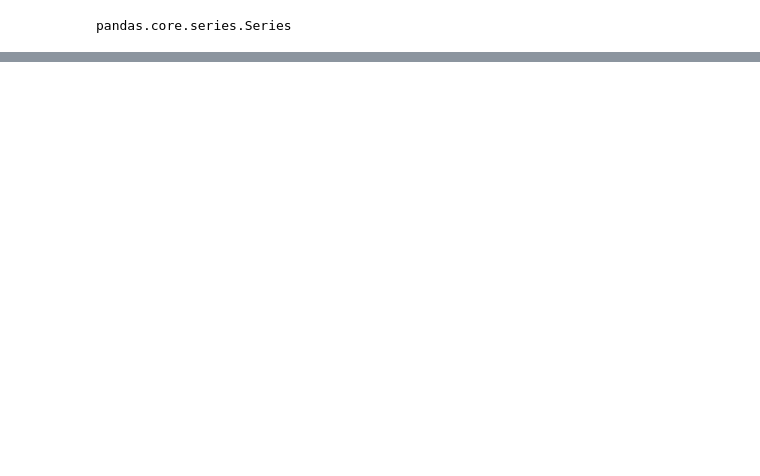
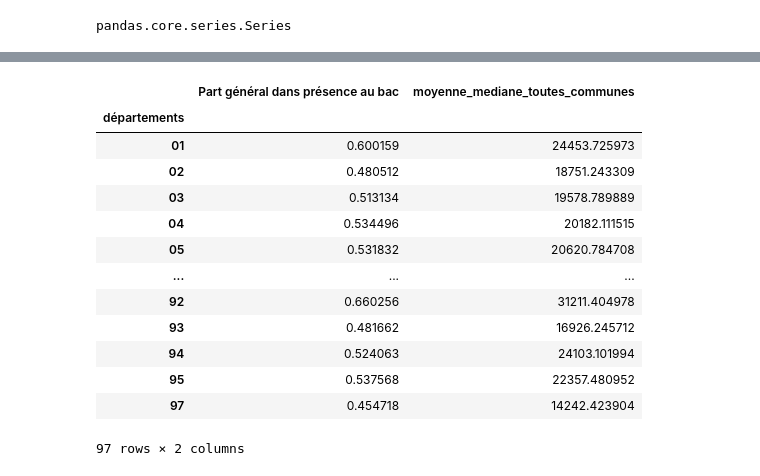
Before and after one commit to Acochepin/Python-2A---AC---JM---RS, a Jupyter notebook: Manipulation bases de données.ipynb, the cells around one changed output, grey strips where cells are left out. Drawn from its saved outputs; the diff is of its cells as text; code cells hidden in the pictures; blank space fills up the shorter version.

```diff
--- a/Manipulation bases de données.ipynb
+++ b/Manipulation bases de données.ipynb
@@ -897,0 +869,15 @@ plt.scatter(x.values, y.values)
+# %%
+test_com = df_com.copy()
+test_com["départements"] = [0 for i in range (len(test_com))]
+for i in range (len(test_com)):
+                test_com["départements"][i]= test_com["Code géographique_CODGEO"][i][:2]
+
+
+df3 = df.copy()
+df3["départements"] = [0 for i in range (len(df3))]
+for i in range (len(df3)):
+                df3["départements"][i]= df3["Code_commune"][i][:2]
+
+test_com["moyenne mediane"] = test_com["Nbre d'unités de consommation dans les ménages fiscaux_NBUC19"]*test_com["Médiane (€)_Q219"]
+test_com_2= test_com.groupby("départements")["moyenne mediane"].sum()
+moyenne_mediane_toutes_communes = test_com_2/test_com.groupby("départements")["Nbre d'unités de consommation dans les ménages fiscaux_NBUC19"].sum()
@@ -897,0 +893,23 @@ plt.scatter(x.values, y.values)
+# %%
+type(df3.groupby("départements")["Nombre d'élèves présents au Bac_GNLE"].sum() / (df3.groupby("départements")["Nombre d'élèves présents au Bac_TOTAL_Pro"].sum() + df3.groupby("départements")["Nombre d'élèves présents au Bac_TOTAL_LGT"].sum()))
+x_reg2 = df3.groupby("départements")["Nombre d'élèves présents au Bac_GNLE"].sum() / (df3.groupby("départements")["Nombre d'élèves présents au Bac_TOTAL_Pro"].sum() + df3.groupby("départements")["Nombre d'élèves présents au Bac_TOTAL_LGT"].sum())
+
+frame = {"Part général dans présence au bac": x_reg2, "moyenne_mediane_toutes_communes": moyenne_mediane_toutes_communes}
+df_reg2 = pd.DataFrame(frame)
+df_reg2 = df_reg2.dropna(axis = 0, how = "any")
+df_reg2
+# %% [output]
+|  | Part général dans présence au bac | moyenne_mediane_toutes_communes |
+| départements |  |  |
+| 01 | 0.600159 | 24453.725973 |
+| 02 | 0.480512 | 18751.243309 |
+| 03 | 0.513134 | 19578.789889 |
+| 04 | 0.534496 | 20182.111515 |
+| 05 | 0.531832 | 20620.784708 |
+| ... | ... | ... |
+| 92 | 0.660256 | 31211.404978 |
+| 93 | 0.481662 | 16926.245712 |
+| 94 | 0.524063 | 24103.101994 |
+| 95 | 0.537568 | 22357.480952 |
+| 97 | 0.454718 | 14242.423904 |
+97 rows × 2 columns
```
Also changed, not shown: parts of 22 cells of this notebook.
